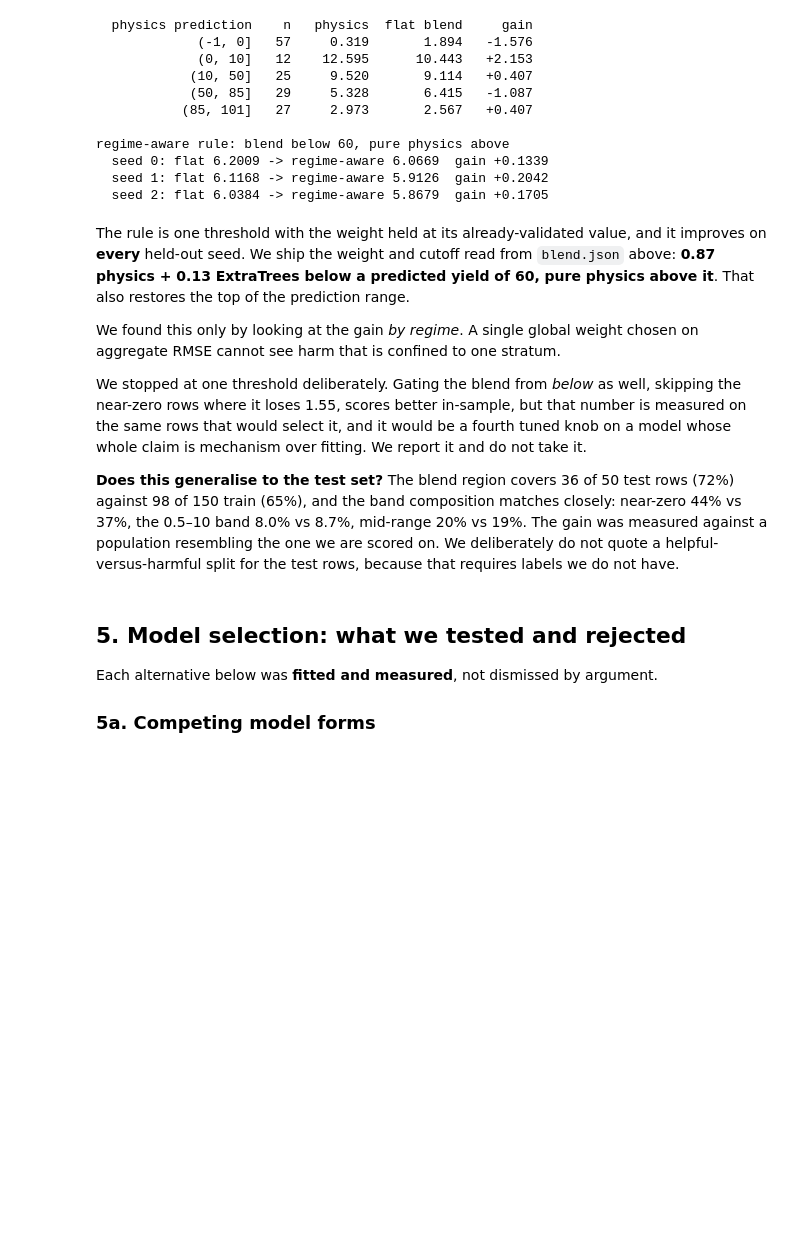
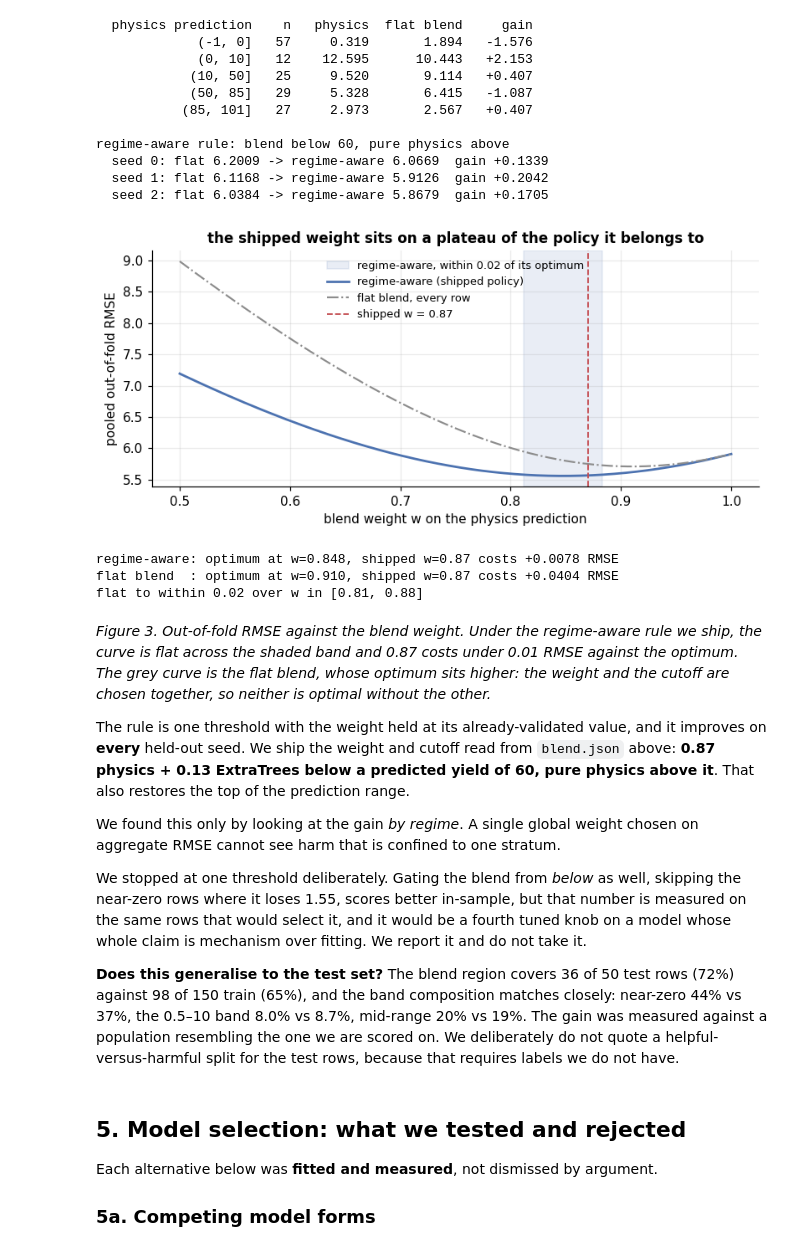
Before and after one commit to parthg2112/iit-kgp-ml-hackathon, a Jupyter notebook: notebook/final.ipynb, the cells around one changed output. Saved outputs shown, nothing was run; the diff lists cells and outputs as text; code cells hidden in the pictures; blank space fills up the shorter version.

```diff
--- a/notebook/final.ipynb
+++ b/notebook/final.ipynb
@@ -669,7 +704,43 @@ regime-aware rule: blend below 60, pure physics above
   seed 0: flat 6.2009 -> regime-aware 6.0669  gain +0.1339
   seed 1: flat 6.1168 -> regime-aware 5.9126  gain +0.2042
   seed 2: flat 6.0384 -> regime-aware 5.8679  gain +0.1705
+# %%
+# Draw the plateau instead of asserting it. Rescoring fixed out-of-fold predictions at a new
+# weight is arithmetic, not a refit. Both curves are shown because they answer different
+# questions, and only the regime-aware one describes the policy we actually ship.
+w_grid = np.linspace(0.5, 1.0, 501)
+s_flat = np.array([rmse(y, np.clip(wi*p_oof + (1-wi)*t_oof, 0, 100)) for wi in w_grid])
+s_reg = np.array([rmse(y, apply_blend(p_oof, t_oof, wi, blend["cutoff"])) for wi in w_grid])
+band = w_grid[s_reg <= s_reg.min() + 0.02]
+
+fig, ax = plt.subplots(figsize=(7.4, 3.5))
+ax.axvspan(band.min(), band.max(), color="#4c72b0", alpha=0.12,
+           label="regime-aware, within 0.02 of its optimum")
+ax.plot(w_grid, s_reg, color="#4c72b0", lw=1.8, label="regime-aware (shipped policy)")
+ax.plot(w_grid, s_flat, color="#8c8c8c", lw=1.4, ls="-.", label="flat blend, every row")
+ax.axvline(w, color="#c44e52", ls="--", lw=1.2, label=f"shipped w = {w:.2f}")
+ax.set_xlabel("blend weight w on the physics prediction")
+ax.set_ylabel("pooled out-of-fold RMSE")
+ax.set_title("the shipped weight sits on a plateau of the policy it belongs to")
+ax.legend(fontsize=8.5, loc="upper center")
+plt.tight_layout(); plt.show()
+
+print(f"regime-aware: optimum at w={w_grid[s_reg.argmin()]:.3f}, "
+      f"shipped w={w:.2f} costs {s_reg[np.argmin(abs(w_grid-w))]-s_reg.min():+.4f} RMSE")
+print(f"flat blend  : optimum at w={w_grid[s_flat.argmin()]:.3f}, "
+      f"shipped w={w:.2f} costs {s_flat[np.argmin(abs(w_grid-w))]-s_flat.min():+.4f} RMSE")
+print(f"flat to within 0.02 over w in [{band.min():.2f}, {band.max():.2f}]")
+# %% [output]
+[figure, added]
+regime-aware: optimum at w=0.848, shipped w=0.87 costs +0.0078 RMSE
+flat blend  : optimum at w=0.910, shipped w=0.87 costs +0.0404 RMSE
+flat to within 0.02 over w in [0.81, 0.88]
 # %% [markdown]
+*Figure 3. Out-of-fold RMSE against the blend weight. Under the regime-aware rule we ship, the
+curve is flat across the shaded band and 0.87 costs under 0.01 RMSE against the optimum. The
+grey curve is the flat blend, whose optimum sits higher: the weight and the cutoff are chosen
+together, so neither is optimal without the other.*
+
 The rule is one threshold with the weight held at its already-validated value, and it
 improves on **every** held-out seed. We ship the weight and cutoff read from `blend.json`
 above: **0.87 physics + 0.13 ExtraTrees below a predicted yield of 60, pure physics above
```
Also changed, not shown: parts of 16 cells of this notebook, 2 other files.
